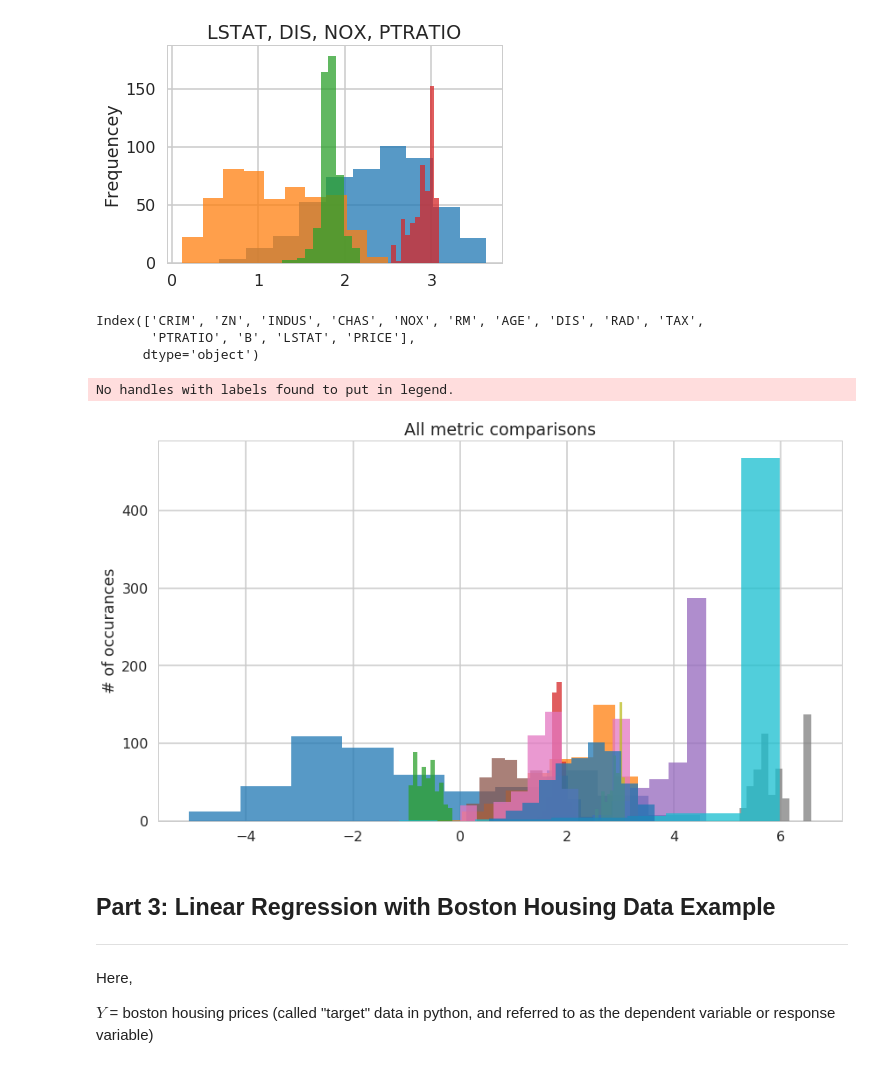
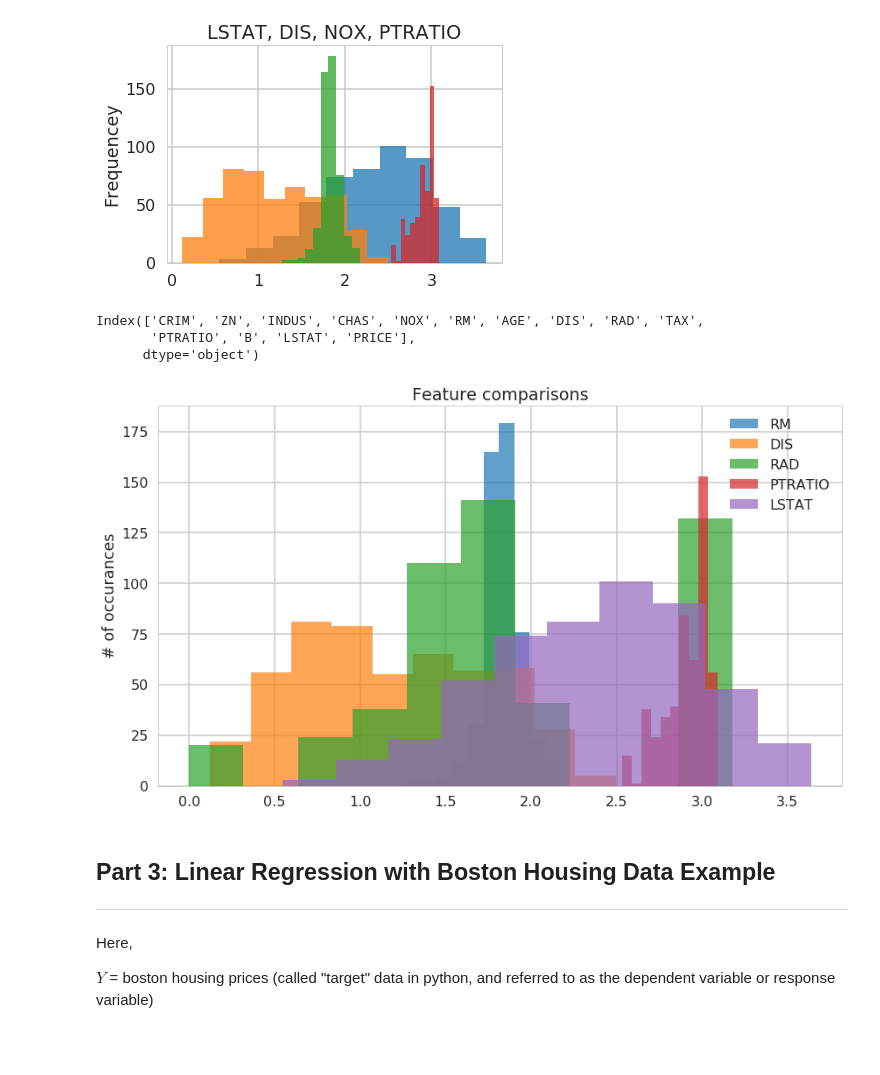
Before and after one commit to SethDKelly/Springboard, a Jupyter notebook: sec11/linear_regression/Mini_Project_Linear_Regression.ipynb, the cells around one changed output. Cells and saved outputs as stored; diff of their text form; code cells hidden in the pictures.

```diff
--- a/sec11/linear_regression/Mini_Project_Linear_Regression.ipynb
+++ b/sec11/linear_regression/Mini_Project_Linear_Regression.ipynb
@@ -452,31 +452,33 @@ plt.show()
 [figure]
 # %%
 print(bos.keys())
+
+# Features that are commented out are features that skewed the histogram when looking for corelated feature
+
 plt.figure(figsize=[14,8])
-plt.hist(np.log(bos.CRIM), alpha=.75) #Grey, per capita crime rate by town
+#plt.hist(np.log(bos.CRIM), alpha=.75, label='CRIM') #per capita crime rate by town
 #plt.hist(np.log(bos.ZN), alpha=.75) #proportion of residential land zoned for lots over 25,000 sq.ft.
-plt.hist(np.log(bos.INDUS), alpha=.75) #Brown, proportion of non-retail business acres per town
+#plt.hist(np.log(bos.INDUS), alpha=.7, label='INDUS') #proportion of non-retail business acres per town
 # plt.hist(np.log(bos.CHAS), alpha=.75) #Charles River dummy variable (= 1 if tract bounds river; 0 otherwise)
-plt.hist(np.log(bos.NOX), alpha=.75) #Jade Green nitric oxides concentration (parts per 10 million)
-plt.hist(np.log(bos.RM), alpha=.75) #Light blue average number of rooms per d welling
-plt.hist(np.log(bos.AGE), alpha=.75) # proportion of owner-occupied units built prior to 1940
-plt.hist(np.log(bos.DIS), alpha=.75) # weighted distances to five Boston employment centres
-plt.hist(np.log(bos.RAD), alpha=.75) # index of accessibility to radial highways
-plt.hist(np.log(bos.TAX), alpha=.75) # full-value property-tax rate per $10,000
-plt.hist(np.log(bos.PTRATIO), alpha=.75) # pupil-teacher ratio by town
-plt.hist(np.log(bos.B), alpha=.75) # 1000(Bk - 0.63)^2 where Bk is the proportion of blacks by town
-plt.hist(np.log(bos.LSTAT), alpha=.75) # 1000(Bk - 0.63)^2 where Bk is the proportion of blacks by town
+#plt.hist(np.log(bos.NOX), alpha=.75, label='NOX') #Jade Green nitric oxides concentration (parts per 10 million)
+plt.hist(np.log(bos.RM), alpha=.7, label='RM') #Light blue average number of rooms per d welling
+#plt.hist(np.log(bos.AGE), alpha=.75, label='AGE') # proportion of owner-occupied units built prior to 1940
+plt.hist(np.log(bos.DIS), alpha=.7, label='DIS') # weighted distances to five Boston employment centres
+plt.hist(np.log(bos.RAD), alpha=.7, label='RAD') # index of accessibility to radial highways
+#plt.hist(np.log(bos.TAX), alpha=.75, label='TAX') # full-value property-tax rate per $10,000
+plt.hist(np.log(bos.PTRATIO), alpha=.7, label='PTRATIO') # pupil-teacher ratio by town
+# plt.hist(np.log(bos.B), alpha=.75, label='B') # 1000(Bk - 0.63)^2 where Bk is the proportion of blacks by town
+plt.hist(np.log(bos.LSTAT), alpha=.7, label='LSTAT') # 1000(Bk - 0.63)^2 where Bk is the proportion of blacks by town
 
-plt.title("All metric comparisons")
-#plt.xtitle("")
+plt.title("Feature comparisons")
+plt.legend()
 plt.ylabel("# of occurances")
 plt.show()
 # %% [output]
 Index(['CRIM', 'ZN', 'INDUS', 'CHAS', 'NOX', 'RM', 'AGE', 'DIS', 'RAD', 'TAX',
        'PTRATIO', 'B', 'LSTAT', 'PRICE'],
       dtype='object')
-No handles with labels found to put in legend.
-[figure, old version]
+[figure, new version]
 # %% [markdown]
 ## Part 3: Linear Regression with Boston Housing Data Example
 ***
```
Also changed, not shown: parts of 16 cells of this notebook.
